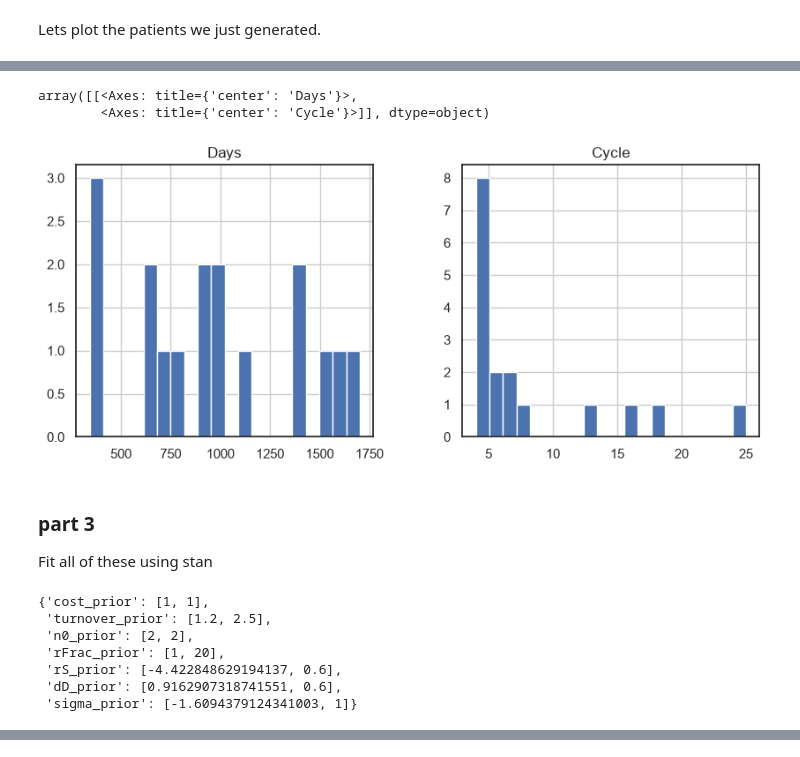
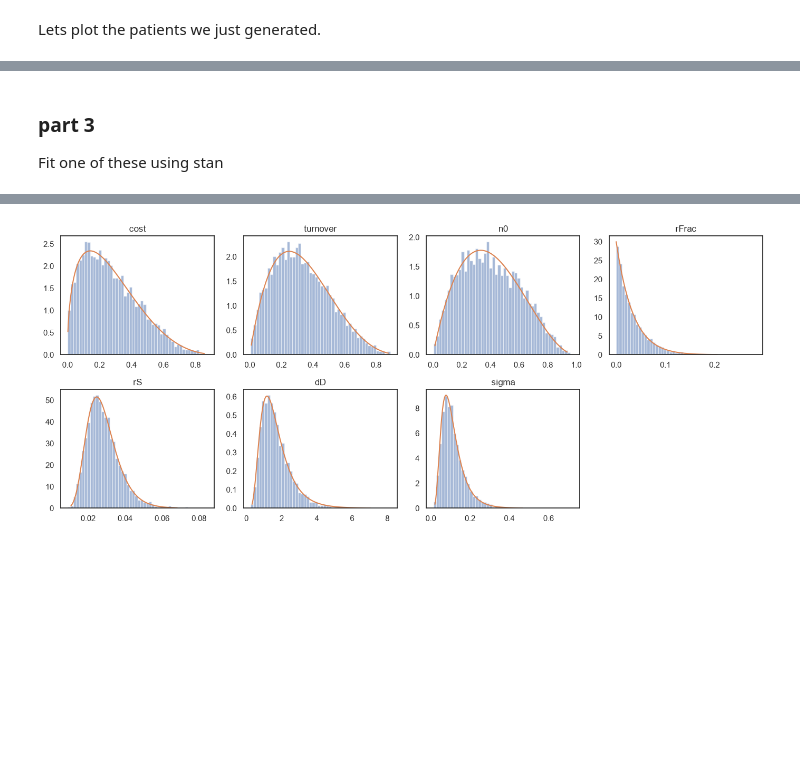
Before and after one commit to emilfrej/biomarker_uncertainty, a Jupyter notebook: python/genertate_synth_AT_trial_data.ipynb, the cells around one changed output, grey strips where cells are left out. Saved outputs shown, nothing was run; the diff lists cells and outputs as text; code cells hidden in the pictures; blank space fills up the shorter version.

```diff
--- a/python/genertate_synth_AT_trial_data.ipynb
+++ b/python/genertate_synth_AT_trial_data.ipynb
@@ -220,48 +151,7 @@ plot_n_rand_patients(synth_df, n=20);
-# %%
-import glob
-import re
-files = glob.glob('../data/*.csv')
-pattern = r'-?\d+\.?\d*'
-dfs = [pd.read_csv(file) for file in files]
-dfs = [add_cycle_col(df, treatment_col='Abi') for df in dfs]
-identifiers = [re.findall(pattern, file)[0] for file in files]
-df = pd.concat([df.assign(PatientID = id) for id, df in zip(identifiers, dfs)]).reset_index(drop=True)
-
-summary = df.groupby('PatientID').agg({'Days': 'max', 'Cycle': 'max' })
-summary.hist(bins=20, figsize=(10, 4))
-# %% [output]
-array([[<Axes: title={'center': 'Days'}>,
-        <Axes: title={'center': 'Cycle'}>]], dtype=object)
-[figure, removed]
 # %% [markdown]
 ### part 3
-Fit all of these using stan
+Fit one of these using stan
 # %%
-import cmdstanpy
-
-def to_stan_prior(dist):
-    """scipy beta(a, b) -> [a, b], scipy lognorm(s, scale) -> [log(scale), s] as in Stan's lognormal(mu, sigma)"""
-    if dist.dist.name == 'beta':
-        return list(dist.args)
-    if dist.dist.name == 'lognorm':
-        return [float(np.log(dist.kwds['scale'])), dist.kwds['s']]
-    raise ValueError(f"No Stan conversion for {dist.dist.name}")
-
-
-priors = {f"{k}_prior": to_stan_prior(d) for k, d in priorDic.items()}
-fixed_vals = {'K': 1}
-
-#data windows as the number of cycles kept, as synth_windows in R/synth_functions.R
-synth_windows = {'first_cycle': 1, 'two_cycles': 2, 'full_history': np.inf}
-
 synth_dir = Path('../synth_data')
 fit_root = Path('../fits/synth_python')
 stan_model = cmdstanpy.CmdStanModel(stan_file='../stan/model_switchable.stan')
-# %% [output]
-{'cost_prior': [1, 1],
- 'turnover_prior': [1.2, 2.5],
- 'n0_prior': [2, 2],
- 'rFrac_prior': [1, 20],
- 'rS_prior': [-4.422848629194137, 0.6],
- 'dD_prior': [0.9162907318741551, 0.6],
- 'sigma_prior': [-1.6094379124341003, 1]}
@@ -272,0 +158,29 @@ stan_data = make_stan_data(synth_df, patient_id=0, priors=priors, n_cycles=synth
+# %%
+from utils.stan_data import to_stan_prior, make_stan_data
+
+priors = {f"{k}_prior": to_stan_prior(d) for k, d in priorDic.items()}
+
+#Stan data for one patient, read from synth_patients.csv
+patient_id = 16
+synth_df = pd.read_csv(synth_dir / 'synth_patients.csv')
+stan_data = make_stan_data(synth_df, patient_id=patient_id, priors=priors)
+# %%
+#sample the prior with Stan and compare with priorDic
+rng = np.random.default_rng(1)
+
+def prior_init():
+    draw = {k: d.rvs(random_state=rng) for k, d in priorDic.items()}
+    return {**{f'{k}_free': [v] for k, v in draw.items() if k != 'sigma'}, 'sigma': draw['sigma']}
+
+prior_fit = stan_model.sample(data=stan_data, chains=4, seed=1, inits=[prior_init() for _ in range(4)], show_progress=False)
+prior_draws = prior_fit.draws_pd(list(priorDic))
+
+fig, axes = plt.subplots(2, 4, figsize=(14, 6))
+for ax, (name, dist) in zip(axes.flat, priorDic.items()):
+    ax.hist(prior_draws[name], bins=50, density=True, alpha=.5)
+    x = np.linspace(*dist.ppf([0.001, 0.999]), 400)
+    ax.plot(x, dist.pdf(x))
+    ax.set_title(f"{name}")
+axes.flat[-1].set_visible(False)
+fig.tight_layout()
+# %% [output]
@@ -272,0 +205 @@ stan_data = make_stan_data(synth_df, patient_id=0, priors=priors, n_cycles=synth
+[figure, added]
```
Also changed, not shown: parts of 13 cells of this notebook, 20 other files.
